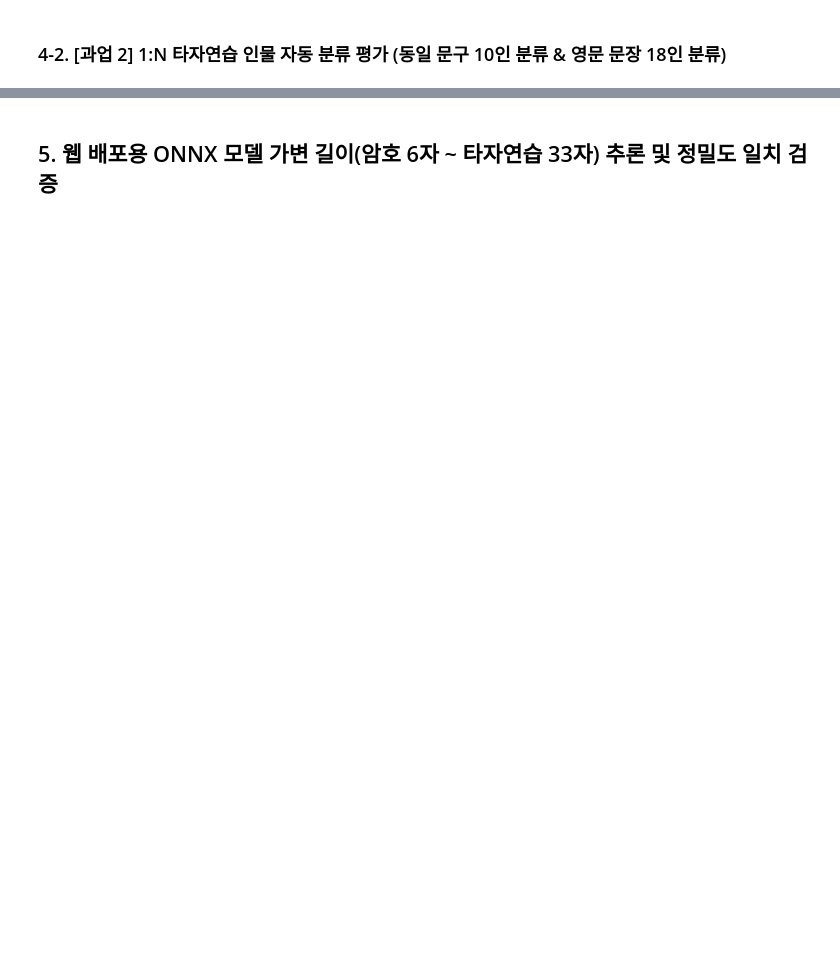
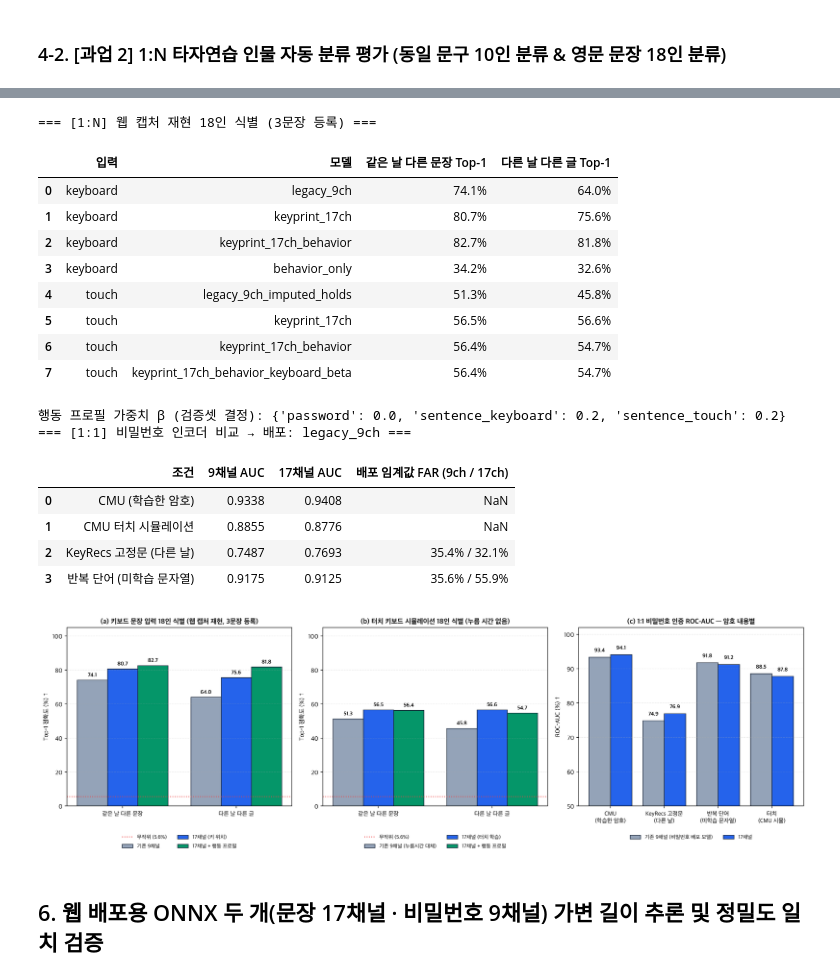
Before and after one commit to qwertypotter6873/keyprint-guard, a Jupyter notebook: notebooks/keyprint_training_pipeline.ipynb, the cells around one changed output, grey strips where cells are left out. Saved outputs shown, nothing was run; the diff lists cells and outputs as text; code cells hidden in the pictures; blank space fills up the shorter version.

```diff
--- a/notebooks/keyprint_training_pipeline.ipynb
+++ b/notebooks/keyprint_training_pipeline.ipynb
@@ -273,3 +282,46 @@ for fig_name in [
+# %%
+report = json.load(open(ROOT / 'models/evaluation_report.json', encoding='utf-8'))
+fu = report['feature_upgrade']
+rows = []
+for dev_name, block in fu['web_faithful_identification'].items():
+    for model_name, res in block.items():
+        rows.append({'입력': dev_name, '모델': model_name,
+                     '같은 날 다른 문장 Top-1': f"{res['same_session']['top1_accuracy']*100:.1f}%",
+                     '다른 날 다른 글 Top-1': f"{res['cross_session']['top1_accuracy']*100:.1f}%"})
+print('=== [1:N] 웹 캡처 재현 18인 식별 (3문장 등록) ===')
+display(pd.DataFrame(rows))
+print('행동 프로필 가중치 β (검증셋 결정):', fu['behavior_beta'])
+
+pw_rows = [
+    {'조건': 'CMU (학습한 암호)', '9채널 AUC': fu['password_1to1']['legacy_9ch']['roc_auc'], '17채널 AUC': fu['password_1to1']['keyprint_17ch']['roc_auc']},
+    {'조건': 'CMU 터치 시뮬레이션', '9채널 AUC': fu['password_1to1_touch']['legacy_9ch_imputed_holds']['roc_auc'], '17채널 AUC': fu['password_1to1_touch']['keyprint_17ch']['roc_auc']},
+]
+for key, label in [('keyrecs_fixed_cross_session', 'KeyRecs 고정문 (다른 날)'), ('repeated_words_unseen', '반복 단어 (미학습 문자열)')]:
+    blk = fu['password_transfer_other_content'][key]
+    pw_rows.append({'조건': label, '9채널 AUC': blk['legacy_9ch']['roc_auc'], '17채널 AUC': blk['keyprint_17ch']['roc_auc'],
+                    '배포 임계값 FAR (9ch / 17ch)': f"{blk['legacy_9ch']['far_at_deployed_threshold']*100:.1f}% / {blk['keyprint_17ch']['far_at_deployed_threshold']*100:.1f}%"})
+print('=== [1:1] 비밀번호 인코더 비교 → 배포:', fu['password_encoder_deployed'], '===')
+display(pd.DataFrame(pw_rows))
+ipy_display(Image(filename=str(ROOT / 'assets/figures/fig8_feature_upgrade.png'), width=960))
+# %% [output]
+=== [1:N] 웹 캡처 재현 18인 식별 (3문장 등록) ===
+|  | 입력 | 모델 | 같은 날 다른 문장 Top-1 | 다른 날 다른 글 Top-1 |
+| 0 | keyboard | legacy_9ch | 74.1% | 64.0% |
+| 1 | keyboard | keyprint_17ch | 80.7% | 75.6% |
+| 2 | keyboard | keyprint_17ch_behavior | 82.7% | 81.8% |
+| 3 | keyboard | behavior_only | 34.2% | 32.6% |
+| 4 | touch | legacy_9ch_imputed_holds | 51.3% | 45.8% |
+| 5 | touch | keyprint_17ch | 56.5% | 56.6% |
+| 6 | touch | keyprint_17ch_behavior | 56.4% | 54.7% |
+| 7 | touch | keyprint_17ch_behavior_keyboard_beta | 56.4% | 54.7% |
+행동 프로필 가중치 β (검증셋 결정): {'password': 0.0, 'sentence_keyboard': 0.2, 'sentence_touch': 0.2}
+=== [1:1] 비밀번호 인코더 비교 → 배포: legacy_9ch ===
+|  | 조건 | 9채널 AUC | 17채널 AUC | 배포 임계값 FAR (9ch / 17ch) |
+| 0 | CMU (학습한 암호) | 0.9338 | 0.9408 | NaN |
+| 1 | CMU 터치 시뮬레이션 | 0.8855 | 0.8776 | NaN |
+| 2 | KeyRecs 고정문 (다른 날) | 0.7487 | 0.7693 | 35.4% / 32.1% |
+| 3 | 반복 단어 (미학습 문자열) | 0.9175 | 0.9125 | 35.6% / 55.9% |
+[figure, added]
 # %% [markdown]
-## 5. 웹 배포용 ONNX 모델 가변 길이(암호 6자 ~ 타자연습 33자) 추론 및 정밀도 일치 검증
+## 6. 웹 배포용 ONNX 두 개(문장 17채널 · 비밀번호 9채널) 가변 길이 추론 및 정밀도 일치 검증
 # %%
```
Also changed, not shown: parts of 8 cells of this notebook, 39 other files.
